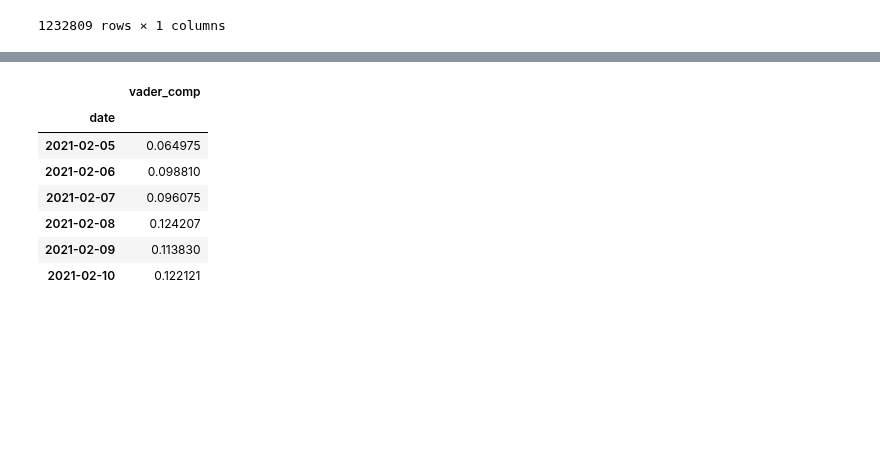
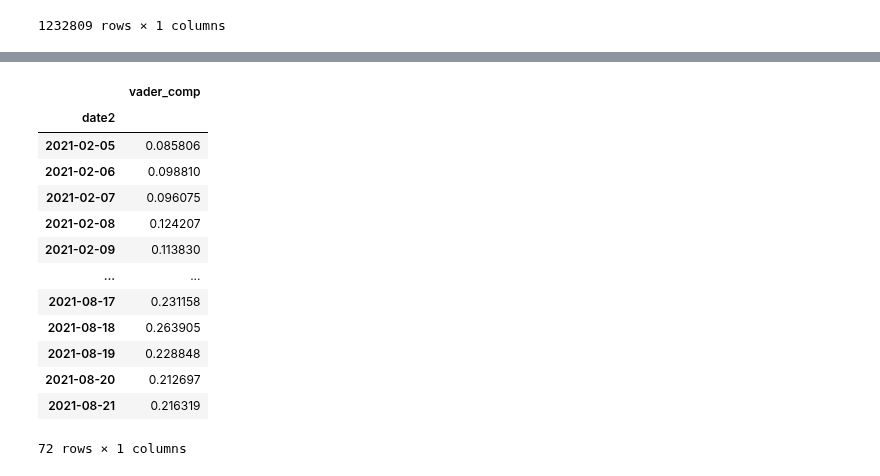
Before and after one commit to marcleipold/Project-2---Algo-Trading-ML-Bot, a Jupyter notebook: Marc/bitcoin-tweets-sentiment-analysis.ipynb, the cells around one changed output, grey strips where cells are left out. Drawn from its saved outputs; the diff is of its cells as text; code cells hidden in the pictures; blank space fills up the shorter version.

Commit message:
vader for 1,000,000 tweets

```diff
--- a/Marc/bitcoin-tweets-sentiment-analysis.ipynb
+++ b/Marc/bitcoin-tweets-sentiment-analysis.ipynb
@@ -51,8 +42,9 @@ df0
 | 2021-09-10 21:14:37 | cabanacrypto is live! @CabanaCryp... |
 1232809 rows × 1 columns
 # %%
+# selecting the rows for the analysis
 
-df=df0[0:20000]
+df=df0[0:1000000]
 
 df
 # %% [output]
@@ -73,6 +65,12 @@ df
 # %%
+# Tokenizing the tweets by breaking them down into separate words
+
 def tweet_to_words(tweet):
     ''' Convert tweet text into a sequence of words '''
+
+    # Check if the input is a string
+    if not isinstance(tweet, str):
+        raise TypeError("Input is not a string")
 
     # convert to lowercase
     text = tweet.lower()
@@ -191,17 +176,31 @@ df2
+# %%
+# convert the 'date_str' column to datetime, replacing invalid strings with NaT
+df2['date2'] = pd.to_datetime(df2['date'], errors='coerce')
+
+# drop the rows with NaT in the 'date' column
+df2.dropna(subset=['date2'], inplace=True)
+
+# reset the index
+df2.reset_index(drop=True, inplace=True)
 # %%
-# convert the date column to datetime type
-df2['date'] = pd.to_datetime(df2['date'])
 
-# group by date and aggregate the values
-agg_df = df2.groupby(by=df2['date'].dt.date).agg({'vader_comp': 'mean'})
+
+# group by date and aggregate the values for the Vader comp score
+agg_df = df2.groupby(by=df2['date2'].dt.date).agg({'vader_comp': 'mean'})
 
 agg_df
 # %% [output]
 |  | vader_comp |
-| date |  |
-| 2021-02-05 | 0.064975 |
+| date2 |  |
+| 2021-02-05 | 0.085806 |
 | 2021-02-06 | 0.098810 |
 | 2021-02-07 | 0.096075 |
 | 2021-02-08 | 0.124207 |
 | 2021-02-09 | 0.113830 |
-| 2021-02-10 | 0.122121 |
+| ... | ... |
+| 2021-08-17 | 0.231158 |
+| 2021-08-18 | 0.263905 |
+| 2021-08-19 | 0.228848 |
+| 2021-08-20 | 0.212697 |
+| 2021-08-21 | 0.216319 |
+72 rows × 1 columns
```
Also changed, not shown: parts of 12 cells of this notebook, 1 other file.
